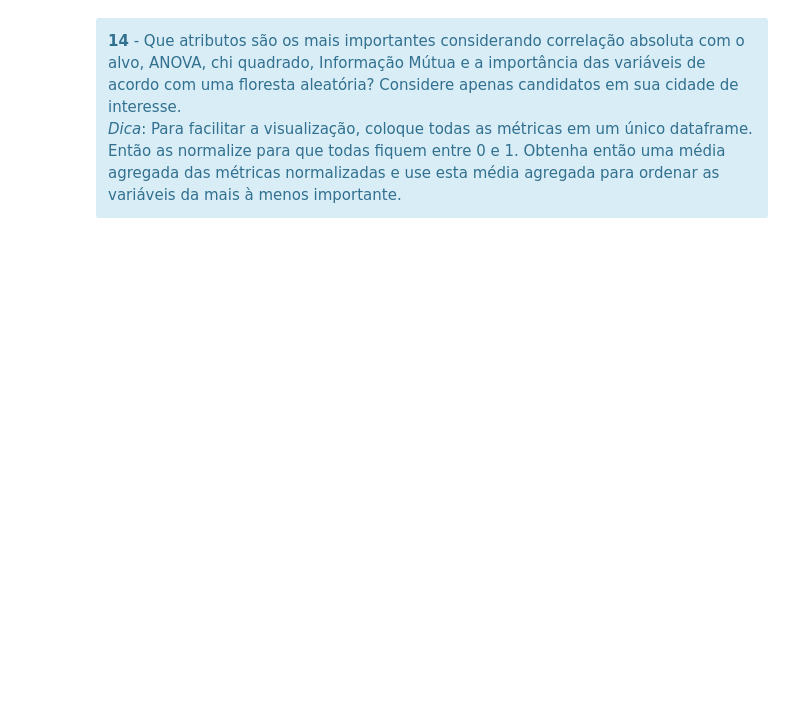
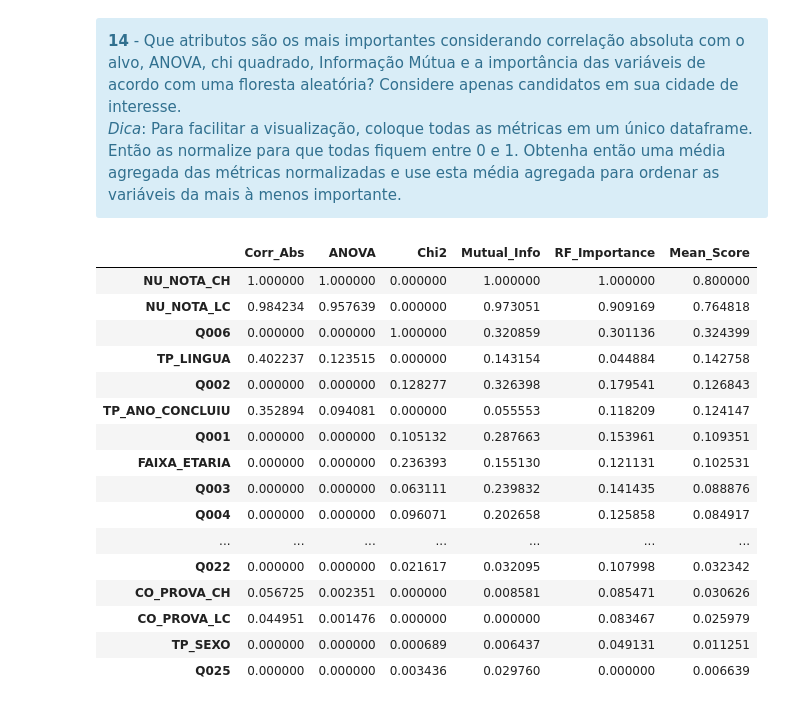
Before and after one commit to SarahLimaSO/Trabalho_ciencia_de_dados_enem, a Jupyter notebook: Trabalho Pratico - DS.ipynb, the cells around one changed output. Cells and saved outputs as stored; diff of their text form; code cells hidden in the pictures; blank space fills up the shorter version.

```diff
--- a/Trabalho Pratico - DS.ipynb
+++ b/Trabalho Pratico - DS.ipynb
@@ -492,3 +716,23 @@ Responda:
         <li>[70..100]</li>
     </ul><i>ATENÇÃO</i>: Apague instâncias com idade inferior a 10 ou superior a 100 anos.
 </div>
+# %%
+df_enem = df_enem[(df_enem['NU_IDADE'] >= 10) & (df_enem['NU_IDADE'] <= 100)]
+
+bins = [10, 18, 22, 26, 33, 40, 55, 65, 70, 100]
+labels = [
+    '[10..18)',
+    '[18..22)',
+    '[22..26)',
+    '[26..33)',
+    '[33..40)',
+    '[40..55)',
+    '[55..65)',
+    '[65..70)',
+    '[70..100]'
+]
+
+df_enem['FAIXA_ETARIA'] = pd.cut(df_enem['NU_IDADE'], bins=bins, labels=labels, right=False)
+
+contagem_faixas = df_enem['FAIXA_ETARIA'].value_counts().sort_index()
+print(contagem_faixas.to_string())
@@ -507,3 +796,83 @@ Considerando apenas os alunos que não faltaram a nenhuma prova (`TP_PRESENCA_**
 <div class="alert alert-info">
 <b>14</b> - Que atributos são os mais importantes considerando correlação absoluta com o alvo, ANOVA, chi quadrado, Informação Mútua e a importância das variáveis de acordo com uma floresta aleatória? Considere apenas candidatos em sua cidade de interesse.<br><i>Dica</i>: Para facilitar a visualização, coloque todas as métricas em um único dataframe. Então as normalize para que todas fiquem entre 0 e 1. Obtenha então uma média agregada das métricas normalizadas e use esta média agregada para ordenar as variáveis da mais à menos importante.
 </div>
+# %%
+df_cidade = df_enem[df_enem['NO_MUNICIPIO_RESIDENCIA'] == MUNICIPIO_PROVA].copy()
+
+features = [
+    'FAIXA_ETARIA', 'TP_SEXO', 'TP_ESTADO_CIVIL',
+    'TP_ST_CONCLUSAO', 'TP_ANO_CONCLUIU', 'TP_ESCOLA',
+    'CO_PROVA_CH', 'CO_PROVA_LC', 'NU_NOTA_CH', 'NU_NOTA_LC', 'TP_LINGUA',
+    'Q001', 'Q002', 'Q003', 'Q004', 'Q005', 'Q006', 'Q021', 'Q022', 'Q024', 'Q025'
+]
+
+X = df_cidade[features].copy()
+y = df_cidade['TARGET']
+
+num_cols = X.select_dtypes(include=['int64','float64']).columns
+cat_cols = X.select_dtypes(include=['category','object']).columns
+
+scaler = StandardScaler()
+X[num_cols] = scaler.fit_transform(X[num_cols])
+
+le_dict = {}
+for col in cat_cols:
+    le = LabelEncoder()
+    X[col] = le.fit_transform(X[col])
+    le_dict[col] = le
+
+#Correlação absoluta
+corr_abs = X[num_cols].apply(lambda col: abs(np.corrcoef(col, y)[0,1]))
+corr_abs = corr_abs.reindex(features).fillna(0)
+
+#ANOVA
+f_values, _ = f_classif(X[num_cols], y)
+anova_scores = pd.Series(f_values, index=num_cols).reindex(features).fillna(0)
+
+#Chi2
+chi_scores = pd.Series(0.0, index=features)
+chi_scores[cat_cols] = chi2(X[cat_cols], y)[0]
+
+#Informação mútua
+mi_scores = pd.Series(mutual_info_classif(X, y, discrete_features='auto', random_state=42), index=features)
+
+#Random Forest
+rf = RandomForestClassifier(n_estimators=200, random_state=42)
+rf.fit(X, y)
+rf_scores = pd.Series(rf.feature_importances_, index=features)
+
+df_importancia = pd.DataFrame({
+    'Corr_Abs': corr_abs,
+    'ANOVA': anova_scores,
+    'Chi2': chi_scores,
+    'Mutual_Info': mi_scores,
+    'RF_Importance': rf_scores
+})
+
+scaler_mm = MinMaxScaler()
+df_importancia_norm = pd.DataFrame(scaler_mm.fit_transform(df_importancia),
+                                   columns=df_importancia.columns,
+                                   index=df_importancia.index)
+
+df_importancia_norm['Mean_Score'] = df_importancia_norm.mean(axis=1)
+df_importancia_norm = df_importancia_norm.sort_values('Mean_Score', ascending=False)
+
+df_importancia_norm
+# %% [output]
+|  | Corr_Abs | ANOVA | Chi2 | Mutual_Info | RF_Importance | Mean_Score |
+| NU_NOTA_CH | 1.000000 | 1.000000 | 0.000000 | 1.000000 | 1.000000 | 0.800000 |
+| NU_NOTA_LC | 0.984234 | 0.957639 | 0.000000 | 0.973051 | 0.909169 | 0.764818 |
+| Q006 | 0.000000 | 0.000000 | 1.000000 | 0.320859 | 0.301136 | 0.324399 |
+| TP_LINGUA | 0.402237 | 0.123515 | 0.000000 | 0.143154 | 0.044884 | 0.142758 |
+| Q002 | 0.000000 | 0.000000 | 0.128277 | 0.326398 | 0.179541 | 0.126843 |
+| TP_ANO_CONCLUIU | 0.352894 | 0.094081 | 0.000000 | 0.055553 | 0.118209 | 0.124147 |
+| Q001 | 0.000000 | 0.000000 | 0.105132 | 0.287663 | 0.153961 | 0.109351 |
+| FAIXA_ETARIA | 0.000000 | 0.000000 | 0.236393 | 0.155130 | 0.121131 | 0.102531 |
+| Q003 | 0.000000 | 0.000000 | 0.063111 | 0.239832 | 0.141435 | 0.088876 |
+| Q004 | 0.000000 | 0.000000 | 0.096071 | 0.202658 | 0.125858 | 0.084917 |
+| ... | ... | ... | ... | ... | ... | ... |
+| Q022 | 0.000000 | 0.000000 | 0.021617 | 0.032095 | 0.107998 | 0.032342 |
+| CO_PROVA_CH | 0.056725 | 0.002351 | 0.000000 | 0.008581 | 0.085471 | 0.030626 |
+| CO_PROVA_LC | 0.044951 | 0.001476 | 0.000000 | 0.000000 | 0.083467 | 0.025979 |
+| TP_SEXO | 0.000000 | 0.000000 | 0.000689 | 0.006437 | 0.049131 | 0.011251 |
+| Q025 | 0.000000 | 0.000000 | 0.003436 | 0.029760 | 0.000000 | 0.006639 |
```
Also changed, not shown: parts of 18 cells of this notebook.
